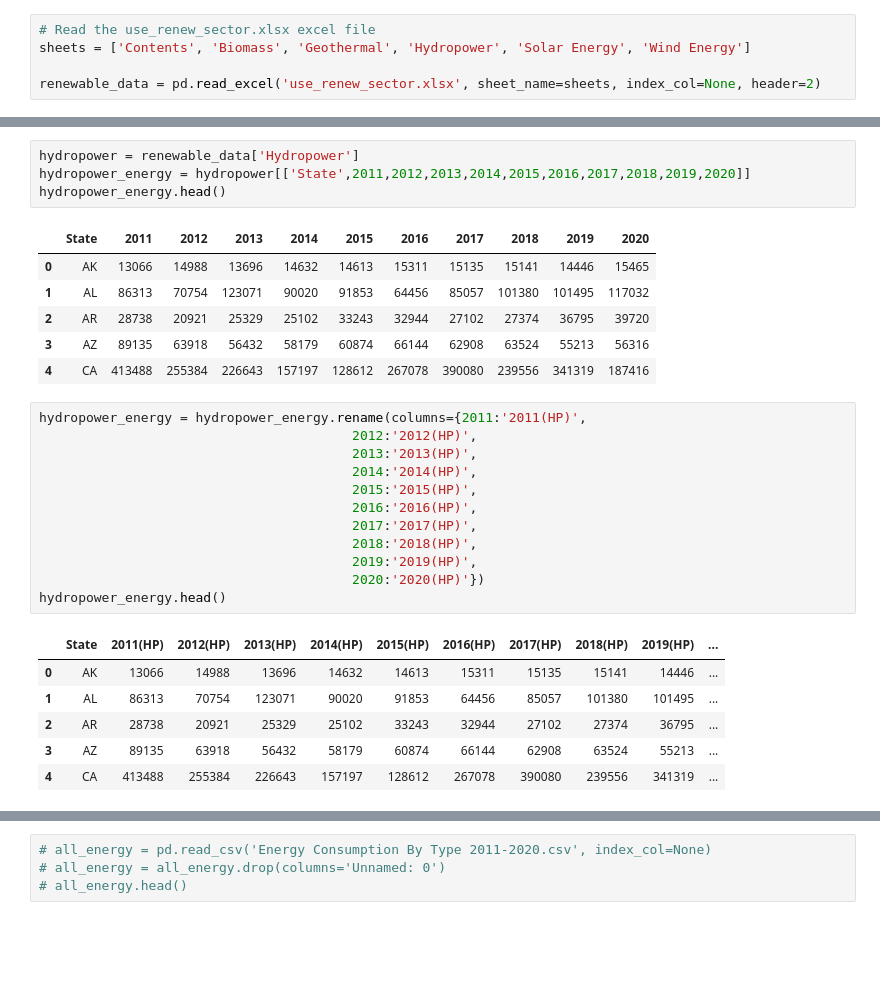
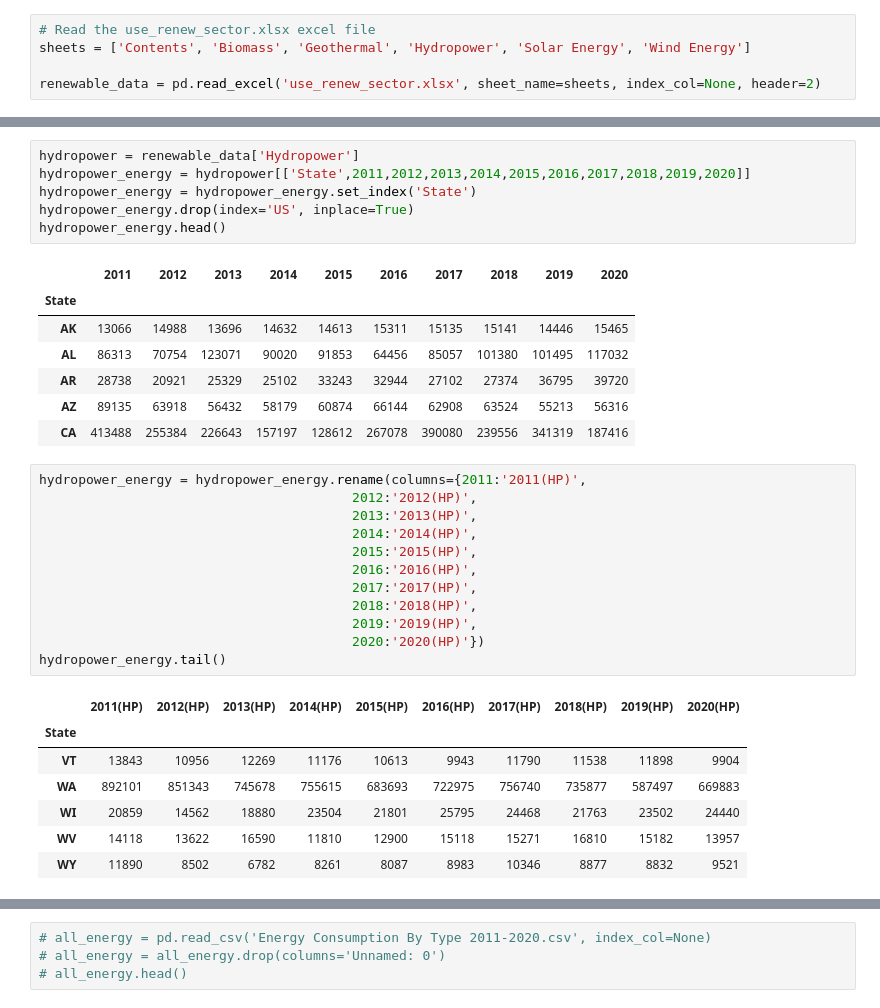
Before and after one commit to fraserclaire/Group3_Project4, a Jupyter notebook: ac/visuals_combined_and_renewable_energy.ipynb, the cells around one changed output, grey strips where cells are left out. Cells and saved outputs as stored; diff of their text form; blank space fills up the shorter version.

```diff
--- a/ac/visuals_combined_and_renewable_energy.ipynb
+++ b/ac/visuals_combined_and_renewable_energy.ipynb
@@ -301,14 +484,17 @@ geothermal_energy.head()
 # %%
 hydropower = renewable_data['Hydropower']
 hydropower_energy = hydropower[['State',2011,2012,2013,2014,2015,2016,2017,2018,2019,2020]]
+hydropower_energy = hydropower_energy.set_index('State')
+hydropower_energy.drop(index='US', inplace=True)
 hydropower_energy.head()
 # %% [output]
-|  | State | 2011 | 2012 | 2013 | 2014 | 2015 | 2016 | 2017 | 2018 | 2019 | 2020 |
-| 0 | AK | 13066 | 14988 | 13696 | 14632 | 14613 | 15311 | 15135 | 15141 | 14446 | 15465 |
-| 1 | AL | 86313 | 70754 | 123071 | 90020 | 91853 | 64456 | 85057 | 101380 | 101495 | 117032 |
-| 2 | AR | 28738 | 20921 | 25329 | 25102 | 33243 | 32944 | 27102 | 27374 | 36795 | 39720 |
-| 3 | AZ | 89135 | 63918 | 56432 | 58179 | 60874 | 66144 | 62908 | 63524 | 55213 | 56316 |
-| 4 | CA | 413488 | 255384 | 226643 | 157197 | 128612 | 267078 | 390080 | 239556 | 341319 | 187416 |
+|  | 2011 | 2012 | 2013 | 2014 | 2015 | 2016 | 2017 | 2018 | 2019 | 2020 |
+| State |  |  |  |  |  |  |  |  |  |  |
+| AK | 13066 | 14988 | 13696 | 14632 | 14613 | 15311 | 15135 | 15141 | 14446 | 15465 |
+| AL | 86313 | 70754 | 123071 | 90020 | 91853 | 64456 | 85057 | 101380 | 101495 | 117032 |
+| AR | 28738 | 20921 | 25329 | 25102 | 33243 | 32944 | 27102 | 27374 | 36795 | 39720 |
+| AZ | 89135 | 63918 | 56432 | 58179 | 60874 | 66144 | 62908 | 63524 | 55213 | 56316 |
+| CA | 413488 | 255384 | 226643 | 157197 | 128612 | 267078 | 390080 | 239556 | 341319 | 187416 |
 # %%
 hydropower_energy = hydropower_energy.rename(columns={2011:'2011(HP)',
                                         2012:'2012(HP)',
@@ -320,11 +506,12 @@ hydropower_energy = hydropower_energy.rename(columns={2011:'2011(HP)',
                                         2018:'2018(HP)',
                                         2019:'2019(HP)',
                                         2020:'2020(HP)'})
-hydropower_energy.head()
+hydropower_energy.tail()
 # %% [output]
-|  | State | 2011(HP) | 2012(HP) | 2013(HP) | 2014(HP) | 2015(HP) | 2016(HP) | 2017(HP) | 2018(HP) | 2019(HP) | ... |
-| 0 | AK | 13066 | 14988 | 13696 | 14632 | 14613 | 15311 | 15135 | 15141 | 14446 | ... |
-| 1 | AL | 86313 | 70754 | 123071 | 90020 | 91853 | 64456 | 85057 | 101380 | 101495 | ... |
-| 2 | AR | 28738 | 20921 | 25329 | 25102 | 33243 | 32944 | 27102 | 27374 | 36795 | ... |
-| 3 | AZ | 89135 | 63918 | 56432 | 58179 | 60874 | 66144 | 62908 | 63524 | 55213 | ... |
-| 4 | CA | 413488 | 255384 | 226643 | 157197 | 128612 | 267078 | 390080 | 239556 | 341319 | ... |
+|  | 2011(HP) | 2012(HP) | 2013(HP) | 2014(HP) | 2015(HP) | 2016(HP) | 2017(HP) | 2018(HP) | 2019(HP) | 2020(HP) |
+| State |  |  |  |  |  |  |  |  |  |  |
+| VT | 13843 | 10956 | 12269 | 11176 | 10613 | 9943 | 11790 | 11538 | 11898 | 9904 |
+| WA | 892101 | 851343 | 745678 | 755615 | 683693 | 722975 | 756740 | 735877 | 587497 | 669883 |
+| WI | 20859 | 14562 | 18880 | 23504 | 21801 | 25795 | 24468 | 21763 | 23502 | 24440 |
+| WV | 14118 | 13622 | 16590 | 11810 | 12900 | 15118 | 15271 | 16810 | 15182 | 13957 |
+| WY | 11890 | 8502 | 6782 | 8261 | 8087 | 8983 | 10346 | 8877 | 8832 | 9521 |
```
Also changed, not shown: parts of 68 cells of this notebook.
